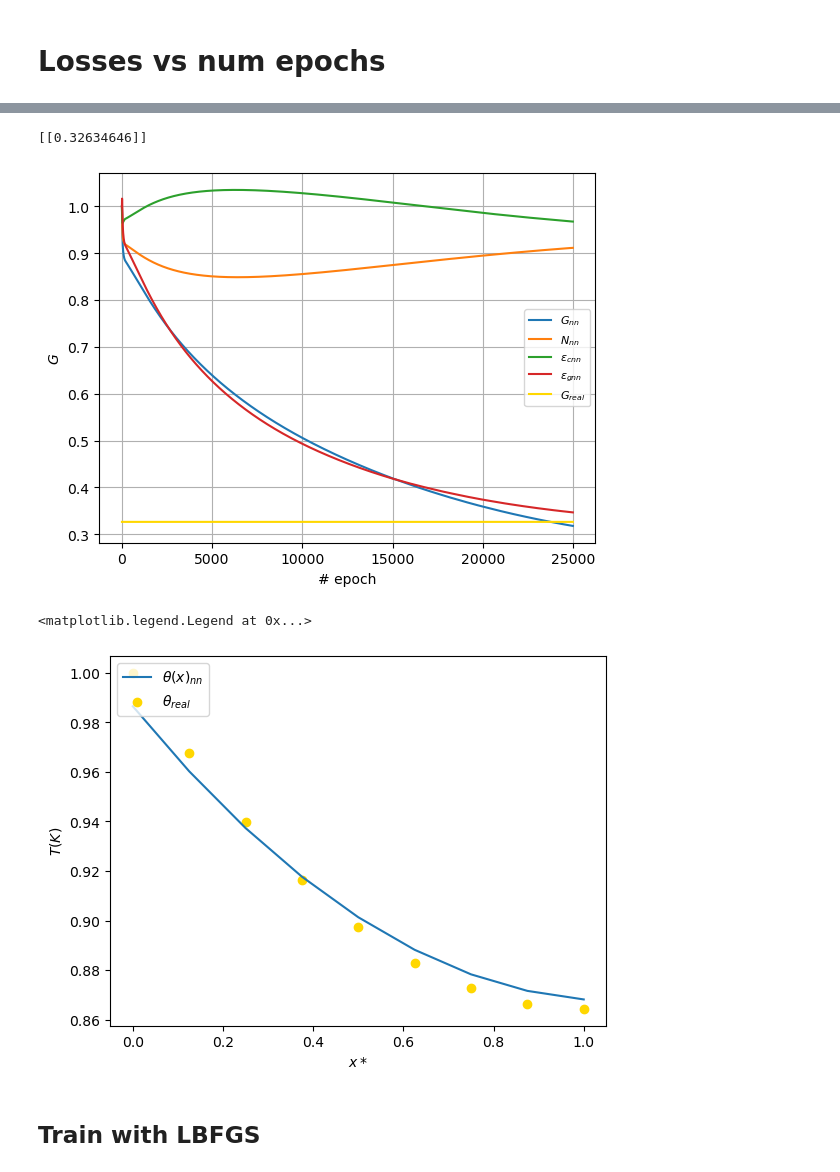
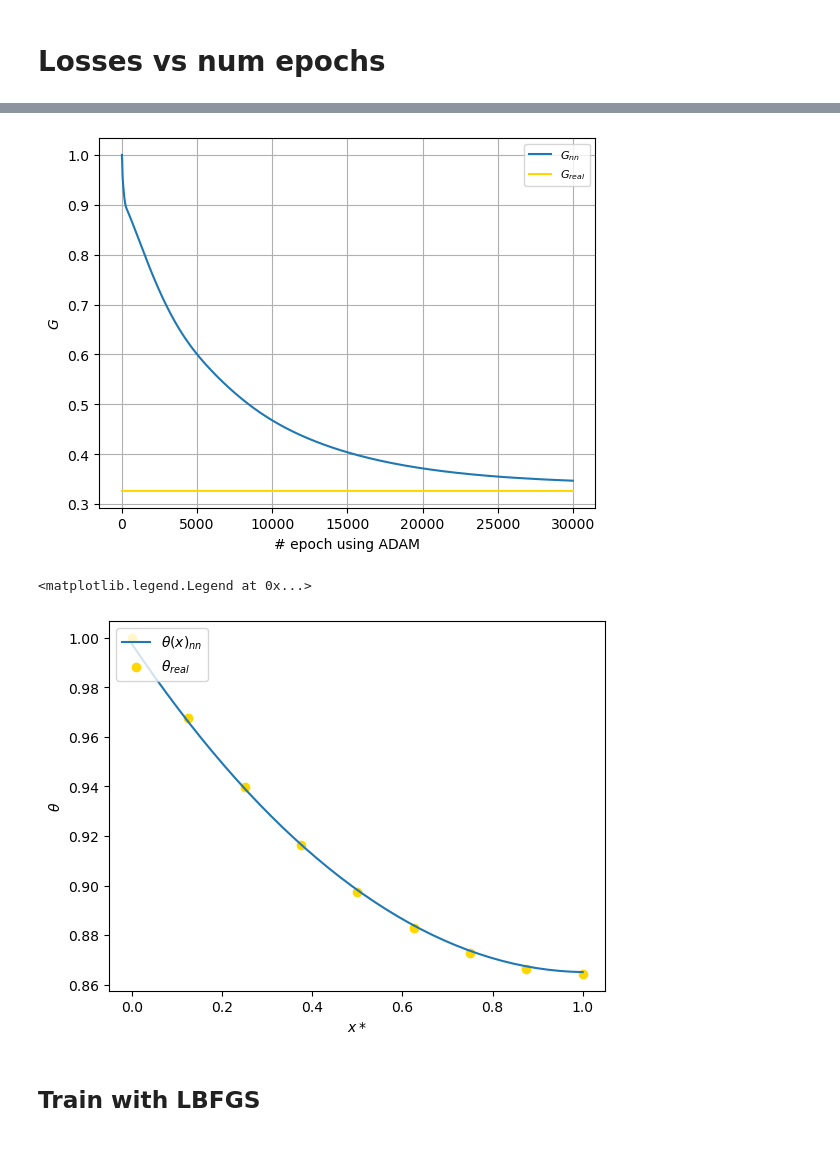
Before and after one commit to mvanzulli/Heat_Transfer_PINN, a Jupyter notebook: playground/Vanilla_PINN.ipynb, the cells around one changed output, grey strips where cells are left out. Saved outputs shown, nothing was run; the diff lists cells and outputs as text; code cells hidden in the pictures.

```diff
--- a/playground/Vanilla_PINN.ipynb
+++ b/playground/Vanilla_PINN.ipynb
@@ -104,16 +85,14 @@ relative_csv_path = "./../src/data/raw/heat_transfer_finn.csv"
 fields_G = ['G']
 fields_T = ['T1', 'T2', 'T3', 'T4' ,'T5', 'T6' ,'T7', 'T8' ,'T9']
 fields = fields_T + fields_G
-df_T = pd.read_csv(relative_csv_path, skipinitialspace=True, usecols=fields)
-random_sample = df_T.sample()
+data = pd.read_csv(relative_csv_path, skipinitialspace=True, usecols=fields)
+random_sample = data.sample()
 print('The data used is form the sample:',random_sample.index[0])
 G_real = random_sample[fields_G].to_numpy()
 T_real = random_sample[fields_T].to_numpy().T
 X_real = np.linspace(0,1,T_real.shape[0]).reshape(-1,1)
 X_real = X_real.astype(np.float32)
 X_bc = X_real[-1].reshape(-1,1)
-print(X_real.shape)
-print(X_bc.shape)
 
 # compute theta
 T_inf = 27 + 273 #in K
@@ -122,15 +101,11 @@ Theta_real = np.multiply(np.add(T_real, [-T_inf]), [1/(T_b - T_inf)])
 Theta_real = Theta_real.astype(np.float32)
 Theta_real = torch.from_numpy(Theta_real)
 # prin shapes
-print('Theta real shape is:',Theta_real.shape)
-print('X real shape is:',X_real.shape)
 print('G_real is:',G_real)
 
 # lower and uper bounds to normalize the input of net U
 lb = min(X_real)
 ub = max(X_real)
-print('lb is %.2f and ub is %.2f' % (lb,ub))
 N_u = Theta_real.shape[0]
-print("The number real points are", N_u)
 # %% [output]
 The data used is form the sample: 395
@@ -146,8 +115,9 @@ The number real points are 9
 # %%
 f_hat = torch.zeros(N_f,1).to(device)
 theta_x_hat = torch.zeros(1,1).to(device)
+G_hat = torch.zeros(1,1).to(device)
 print("The number of collocation points are", N_f)
-X_train_f = torch.linspace(lb[0] + offset,ub[0] - offset,N_f).reshape(-1,1)
+X_train_f = torch.linspace(lb[0] + offset, ub[0] - offset,N_f).reshape(-1,1)
 # %% [output]
 The number of collocation points are 40
 # %% [markdown]
@@ -393,27 +347,26 @@ pinn_adam = PINN(layers)
 'Neural Network Parameters'
 params = list(pinn_adam.dnn.parameters())
 
-'L-BFGS Optimizer'
+'ADAM Optimizer'
 optimizer = torch.optim.Adam(params, lr,
                              amsgrad = True)
 
 
-'Store losses and predicted G values'
-G_hist = np.zeros((steps,))
-N_hist = np.zeros((steps,))
-ec_hist = np.zeros((steps,))
-eg_hist = np.zeros((steps,))
-
 'Train the model'
 for epoch in range(steps):
-    if epoch%(steps // 100) == 0:
-        print('Voy en la vuelta número {} y G = {}'.format(epoch-1,G_hist[epoch-1]))
     # compute net U prediction
     theta_nn = pinn_adam.dnn(X_real)
     loss = pinn_adam.loss(X_real, Theta_real, X_train_f, X_bc, True)
-    # store parameters
-    G_hist[epoch], N_hist[epoch], ec_hist[epoch], eg_hist[epoch]  = pinn_adam.G, pinn_adam.N, pinn_adam.ec, pinn_adam.eg
-
+    if epoch%(steps/100) == 0:
+        print(
+        'Epoch: %d, Loss error(Train): %.10f , G_real = [%.5f], G_PINN = [%.6f]' %
+            (
+            epoch,
+            loss.cpu().detach().numpy(),
+            G_real,
+            pinn_adam.G.item(),
+            )
+        )
     # increment the counter
     pinn_adam.iter +=1
     # update parameters
@@ -465,35 +414,30 @@ plt.show()
 # %%
 plt.cla()
-plt.plot(range(steps), G_hist, label = r'$G_{nn}$')
-plt.plot(range(steps), N_hist, label = r'$N_{nn}$')
-plt.plot(range(steps), ec_hist, label = r'$\epsilon_{cnn}$')
-plt.plot(range(steps), eg_hist, label = r'$\epsilon_{gnn}$')
-print(G_real)
+plt.plot(range(steps), pinn_adam.params_history["G"], label = r'$G_{nn}$')
 plt.plot(range(steps), G_real*np.ones((steps,1)), label = r'$G_{real}$', color = 'gold')
 plt.legend(loc='best', prop={'size': 8})
-plt.xlabel('# epoch')
+plt.xlabel('# epoch using ADAM')
 plt.ylabel(r'$G$')
 plt.grid(True, which="both", ls="-")
 # %% [output]
-[[0.32634646]]
-[figure, old version]
+[figure, new version]
 # %%
 # compute theta values
 x_u = X_real
 theta_real = Theta_real.to('cpu').detach().numpy()
 x_f = X_train_f.to('cpu').detach().numpy()
-theta_nn = pinn_adam.forward(X_real).to('cpu').detach().numpy()
+theta_nn = pinn_adam.forward(X_train_f).to('cpu').detach().numpy()
 
 # plt.cla()
-plt.plot(x_u, theta_nn, label = r'$\theta(x)_{nn}$')
+plt.plot(x_f, theta_nn, label = r'$\theta(x)_{nn}$')
 plt.scatter(x_u, theta_real, label = r'$\theta_{real}$', color = 'gold')
 
 plt.xlabel('$x*$')
-plt.ylabel('$T(K)$')
+plt.ylabel(r'$\theta$')
 plt.legend(loc='upper left', prop={'size': 10})
 # %% [output]
 <matplotlib.legend.Legend at 0x...>
-[figure, old version]
+[figure, new version]
 # %% [markdown]
 ## Train with LBFGS
 # %%
```
Also changed, not shown: parts of 28 cells of this notebook, 25 other files.
